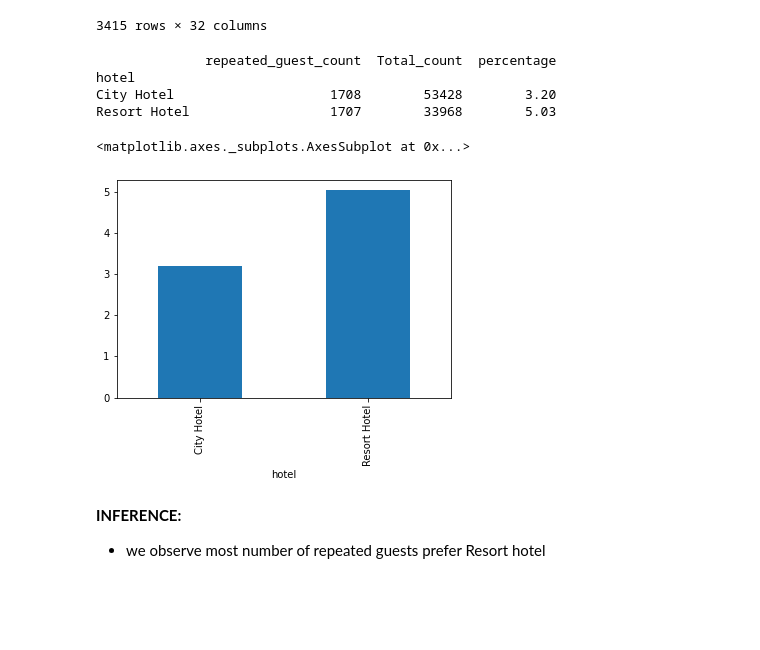
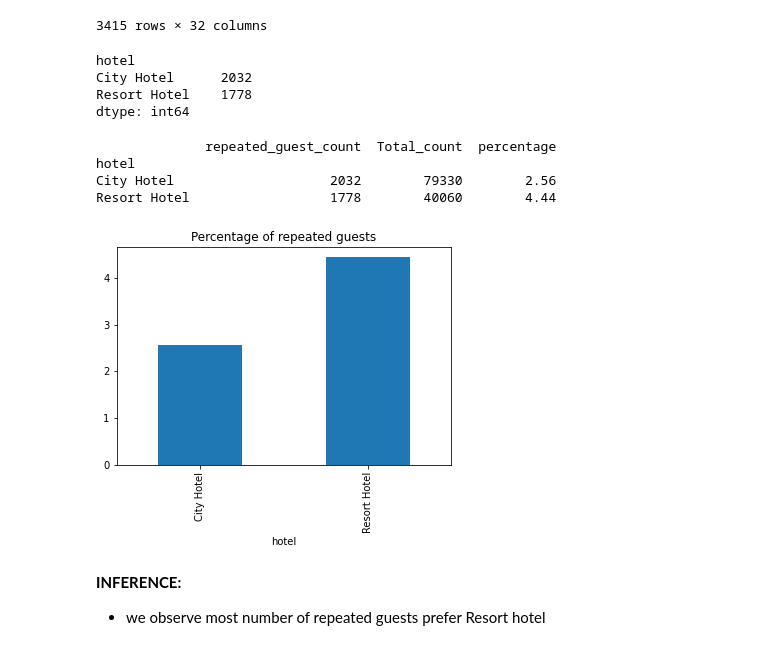
Before and after one commit to rimshaharmaen/EDA-Hotel-Booking-Analysis, a Jupyter notebook: Rimsha_Harmaen_Hotel_Booking.ipynb, the cells around one changed output. Saved outputs shown, nothing was run; the diff lists cells and outputs as text; code cells hidden in the pictures; blank space fills up the shorter version.

Commit message:
market segment,customer type,year,special request

```diff
--- a/Rimsha_Harmaen_Hotel_Booking.ipynb
+++ b/Rimsha_Harmaen_Hotel_Booking.ipynb
@@ -188,0 +194,16 @@ we observe that Room type H,G,C are better with respect to adr
+# %%
+def check_for_variation(x):
+  '''
+  This function will take Dataframe df as input
+  Here we check wether the room type is same as assigned room type
+  if room type is variation in roomtype then we will return true
+  else it will return false
+  '''
+  if x['reserved_room_type'] != x['assigned_room_type']:
+    return True
+  else:
+    return False
+
+df['same_room_not_alloted'] = df.apply(lambda x : check_for_variation(x), axis = 1)
+roomtype_cancel_df=df.groupby('is_canceled')['same_room_not_alloted'].sum()
+roomtype_cancel_df.plot(kind="bar")
@@ -426,7 +499,14 @@ df[df["is_repeated_guest"]==1]
 | 119070 | City Hotel | 0 | 0 | 2017 | August | 35 | ... |
 3415 rows × 32 columns
 # %%
-df_repeated_guests=df[df["is_repeated_guest"]==1].value_counts().reset_index()
+
+df_repeated_guests=df[df["is_repeated_guest"]==1]#creating df for repeated guests
 #df_repeated_guests=df_repeated_guests[df_repeated_guests["is_canceled"]==0]
 df_repeated_guests=df_repeated_guests.groupby("hotel").size()
+df_repeated_guests
+# %% [output]
+hotel
+City Hotel      2032
+Resort Hotel    1778
+dtype: int64
 # %%
@@ -434,16 +514,16 @@ df_total=df.groupby("hotel").size()
 # %%
-repeated_vs_total_for_each_hotel=pd.concat([df_repeated_guests,df_total], axis = 1)
+repeated_vs_total_for_each_hotel=pd.concat([df_repeated_guests,df_total], axis = 1)#creating a new df by concatinating abv created dfs
 repeated_vs_total_for_each_hotel=repeated_vs_total_for_each_hotel.rename(columns={0:"repeated_guest_count",1:"Total_count"})
-repeated_vs_total_for_each_hotel["percentage"]=round((repeated_vs_total_for_each_hotel['repeated_guest_count']/repeated_vs_total_for_each_hotel['Total_count'])*100,2)
-print(repeated_vs_total_for_each_hotel)
-repeated_vs_total_for_each_hotel["percentage"].plot(kind="bar")
+repeated_vs_total_for_each_hotel["percentage"]=round((repeated_vs_total_for_each_hotel['repeated_guest_count']/repeated_vs_total_for_each_hotel['Total_count'])*100,2)#finding percentage
+repeated_vs_total_for_each_hotel["percentage"].plot(kind="bar")#using bar plot to depcit the percentage of repeated guests for each column
+plt.title("Percentage of repeated guests")
+plt.show()
 # %% [output]
               repeated_guest_count  Total_count  percentage
 hotel
-City Hotel                    1708        53428        3.20
-Resort Hotel                  1707        33968        5.03
+City Hotel                    2032        79330        2.56
+Resort Hotel                  1778        40060        4.44
-<matplotlib.axes._subplots.AxesSubplot at 0x...>
-[figure, old version]
+[figure, new version]
 # %% [markdown]
 **INFERENCE:**
 
```
Also changed, not shown: parts of 55 cells of this notebook.
